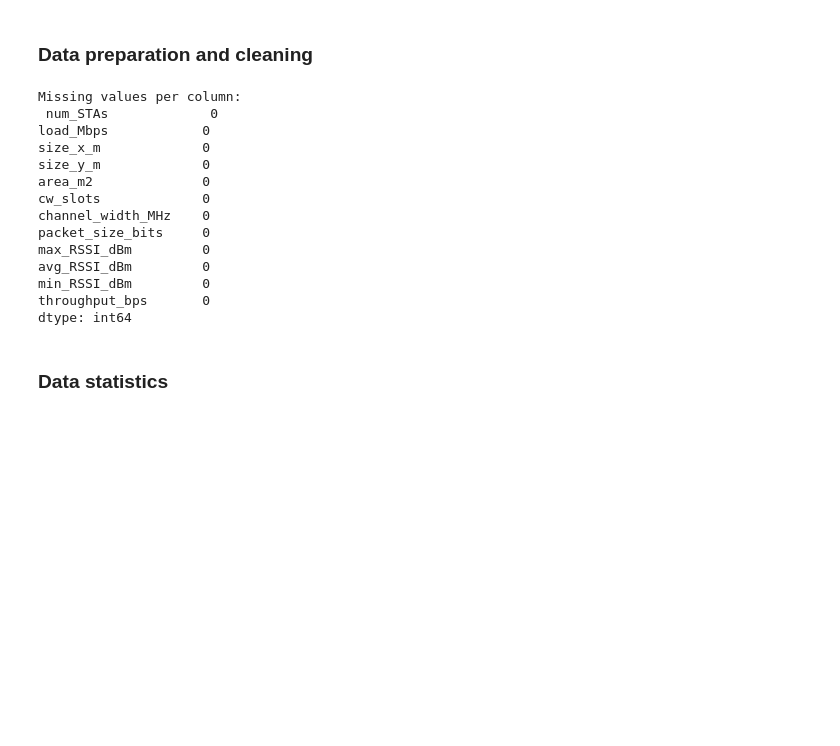
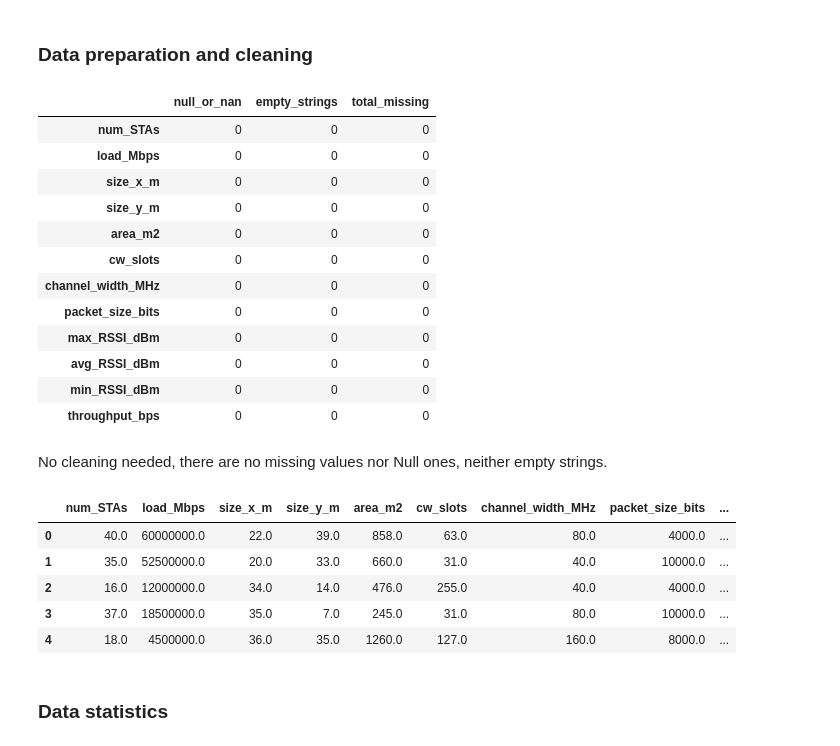
Before and after one commit to JavierGonzalezOtero02/Machine-Learning-for-networks, a Jupyter notebook: seminar1/Seminar_1.ipynb, the cells around one changed output. Cells and saved outputs as stored; diff of their text form; code cells hidden in the pictures; blank space fills up the shorter version.

```diff
--- a/seminar1/Seminar_1.ipynb
+++ b/seminar1/Seminar_1.ipynb
@@ -59,22 +56,38 @@ packet_size_values = sorted(dataframe["packet_size_bits"].unique())
 # %%
-# Check for missing values
-null_counts = dataframe.isnull().sum()
-print("Missing values per column:\n", null_counts)
+# Check for missing, NaNs, or non valid values
+def check_missing_values(df):
+    return pd.DataFrame({
+        "null_or_nan": df.isnull().sum(),
+        "empty_strings": (df.astype(str).apply(lambda x: x.str.strip()) == '').sum(),
+        "total_missing": df.map(lambda x: pd.isnull(x) or (isinstance(x, str) and x.strip() == "")).sum()
+    })
+
+check_missing_values(dataframe)
 # %% [output]
-Missing values per column:
- num_STAs             0
-load_Mbps            0
-size_x_m             0
-size_y_m             0
-area_m2              0
-cw_slots             0
-channel_width_MHz    0
-packet_size_bits     0
-max_RSSI_dBm         0
-avg_RSSI_dBm         0
-min_RSSI_dBm         0
-throughput_bps       0
-dtype: int64
+|  | null_or_nan | empty_strings | total_missing |
+| num_STAs | 0 | 0 | 0 |
+| load_Mbps | 0 | 0 | 0 |
+| size_x_m | 0 | 0 | 0 |
+| size_y_m | 0 | 0 | 0 |
+| area_m2 | 0 | 0 | 0 |
+| cw_slots | 0 | 0 | 0 |
+| channel_width_MHz | 0 | 0 | 0 |
+| packet_size_bits | 0 | 0 | 0 |
+| max_RSSI_dBm | 0 | 0 | 0 |
+| avg_RSSI_dBm | 0 | 0 | 0 |
+| min_RSSI_dBm | 0 | 0 | 0 |
+| throughput_bps | 0 | 0 | 0 |
+# %% [markdown]
+No cleaning needed, there are no missing values nor Null ones, neither empty strings.
+# %%
+dataframe.head()
+# %% [output]
+|  | num_STAs | load_Mbps | size_x_m | size_y_m | area_m2 | cw_slots | channel_width_MHz | packet_size_bits | ... |
+| 0 | 40.0 | 60000000.0 | 22.0 | 39.0 | 858.0 | 63.0 | 80.0 | 4000.0 | ... |
+| 1 | 35.0 | 52500000.0 | 20.0 | 33.0 | 660.0 | 31.0 | 40.0 | 10000.0 | ... |
+| 2 | 16.0 | 12000000.0 | 34.0 | 14.0 | 476.0 | 255.0 | 40.0 | 4000.0 | ... |
+| 3 | 37.0 | 18500000.0 | 35.0 | 7.0 | 245.0 | 31.0 | 80.0 | 10000.0 | ... |
+| 4 | 18.0 | 4500000.0 | 36.0 | 35.0 | 1260.0 | 127.0 | 160.0 | 8000.0 | ... |
 # %% [markdown]
 ### Data statistics
 # %%
```
Also changed, not shown: parts of 21 cells of this notebook.
